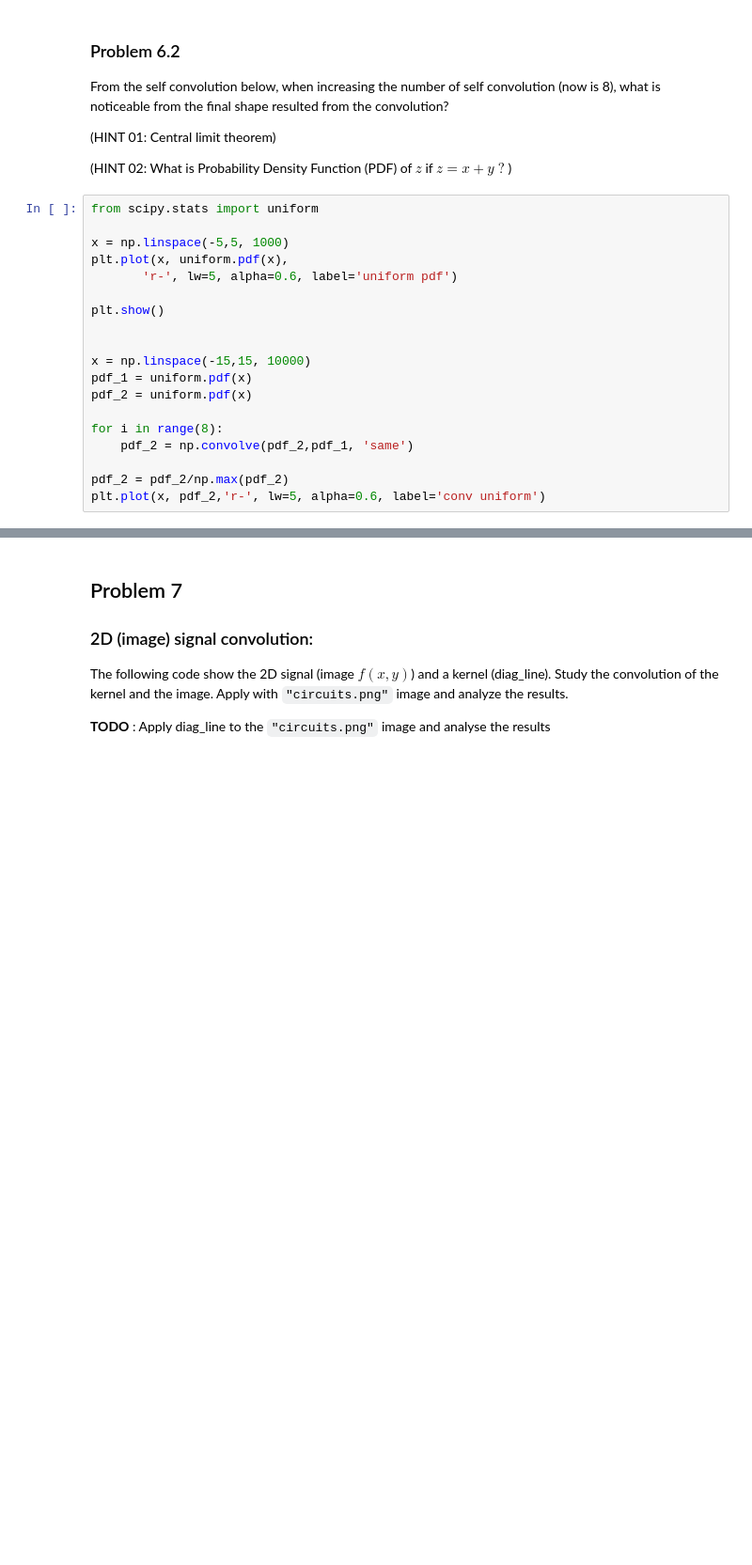
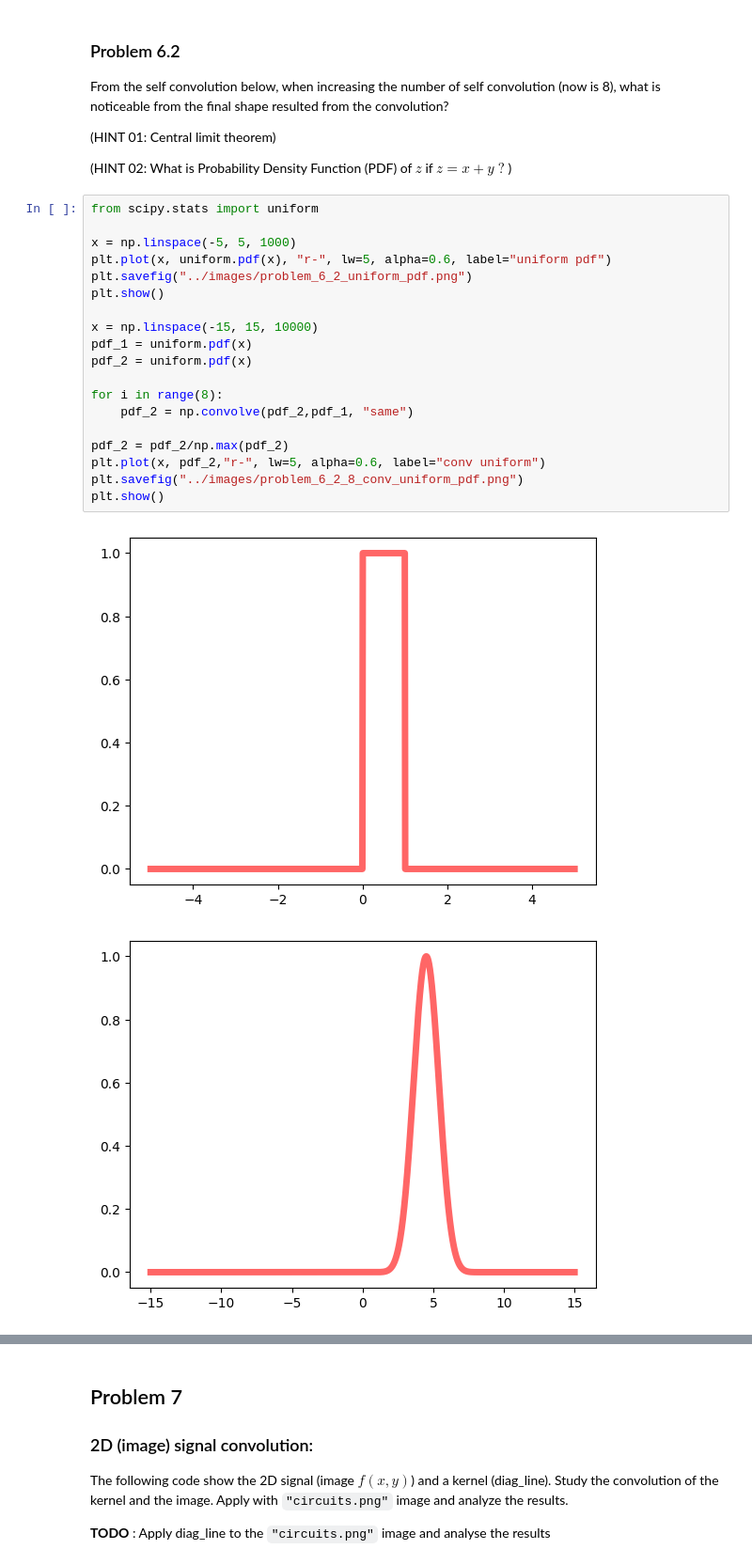
Before and after one commit to patthadon-p/CEDT-2110203-CEM-II, a Jupyter notebook: signal/homework-2/code/signal-homework-02-notebook.ipynb, the cells around one changed output, grey strips where cells are left out. Shown at 94% size. Saved outputs shown, nothing was run; the diff lists cells and outputs as text; blank space fills up the shorter version.

```diff
--- a/signal/homework-2/code/signal-homework-02-notebook.ipynb
+++ b/signal/homework-2/code/signal-homework-02-notebook.ipynb
@@ -870,19 +941,22 @@ From the self convolution below, when increasing the number of self convolution
 # %%
 from scipy.stats import uniform
 
-x = np.linspace(-5,5, 1000)
-plt.plot(x, uniform.pdf(x),
-       'r-', lw=5, alpha=0.6, label='uniform pdf')
-
+x = np.linspace(-5, 5, 1000)
+plt.plot(x, uniform.pdf(x), "r-", lw=5, alpha=0.6, label="uniform pdf")
+plt.savefig("../images/problem_6_2_uniform_pdf.png")
 plt.show()
 
-
-x = np.linspace(-15,15, 10000)
+x = np.linspace(-15, 15, 10000)
 pdf_1 = uniform.pdf(x)
 pdf_2 = uniform.pdf(x)
 
 for i in range(8):
-    pdf_2 = np.convolve(pdf_2,pdf_1, 'same')
+    pdf_2 = np.convolve(pdf_2,pdf_1, "same")
 
 pdf_2 = pdf_2/np.max(pdf_2)
-plt.plot(x, pdf_2,'r-', lw=5, alpha=0.6, label='conv uniform')
+plt.plot(x, pdf_2,"r-", lw=5, alpha=0.6, label="conv uniform")
+plt.savefig("../images/problem_6_2_8_conv_uniform_pdf.png")
+plt.show()
+# %% [output]
+[figure, added]
+[figure, added]
```
Also changed, not shown: parts of 12 cells of this notebook, 21 other files.
